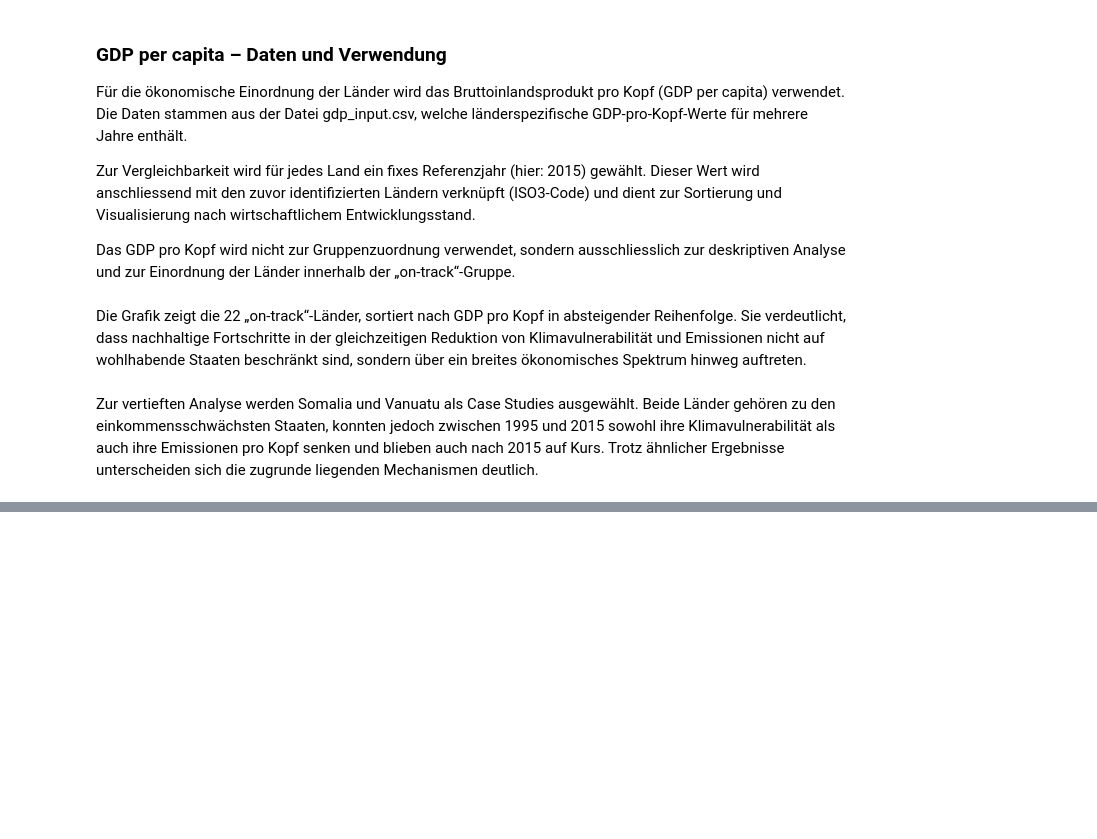
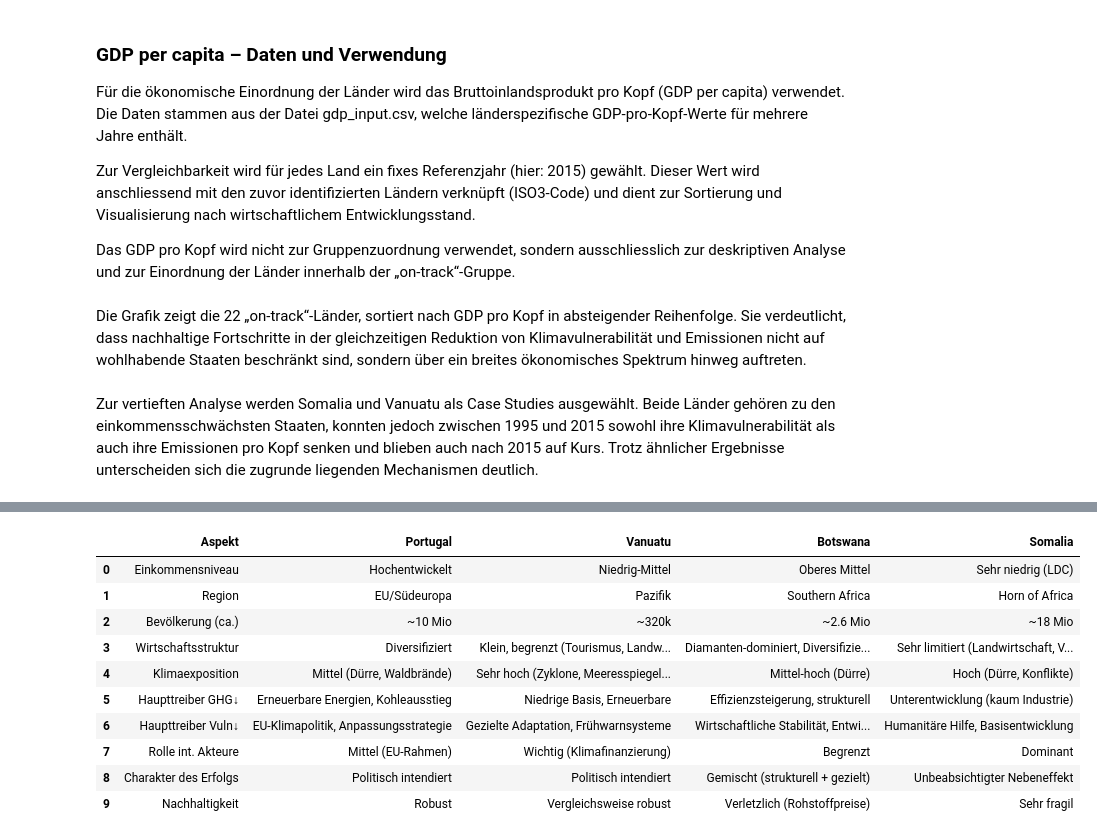
Before and after one commit to damiansze/Climate-Justice, a Jupyter notebook: 04_Case_study_Paper3.ipynb, the cells around one changed output, grey strips where cells are left out. Cells and saved outputs as stored; diff of their text form; code cells hidden in the pictures; blank space fills up the shorter version.

```diff
--- a/04_Case_study_Paper3.ipynb
+++ b/04_Case_study_Paper3.ipynb
@@ -667,0 +854,79 @@ Beide Länder zeigen, dass simultane Reduktionen von Klimavulnerabilität und Em
+# %%
+# TEIL 4: QUALITATIVE VERGLEICHSTABELLE
+qual_data = {
+    'Aspekt': [
+        'Einkommensniveau',
+        'Region',
+        'Bevölkerung (ca.)',
+        'Wirtschaftsstruktur',
+        'Klimaexposition',
+        'Haupttreiber GHG↓',
+        'Haupttreiber Vuln↓',
+        'Rolle int. Akteure',
+        'Charakter des Erfolgs',
+        'Nachhaltigkeit'
+    ],
+    'Portugal': [
+        'Hochentwickelt',
+        'EU/Südeuropa',
+        '~10 Mio',
+        'Diversifiziert',
+        'Mittel (Dürre, Waldbrände)',
+        'Erneuerbare Energien, Kohleausstieg',
+        'EU-Klimapolitik, Anpassungsstrategie',
+        'Mittel (EU-Rahmen)',
+        'Politisch intendiert',
+        'Robust'
+    ],
+    'Vanuatu': [
+        'Niedrig-Mittel',
+        'Pazifik',
+        '~320k',
+        'Klein, begrenzt (Tourismus, Landwirtschaft)',
+        'Sehr hoch (Zyklone, Meeresspiegelanstieg)',
+        'Niedrige Basis, Erneuerbare',
+        'Gezielte Adaptation, Frühwarnsysteme',
+        'Wichtig (Klimafinanzierung)',
+        'Politisch intendiert',
+        'Vergleichsweise robust'
+    ],
+    'Botswana': [
+        'Oberes Mittel',
+        'Southern Africa',
+        '~2.6 Mio',
+        'Diamanten-dominiert, Diversifizierung läuft',
+        'Mittel-hoch (Dürre)',
+        'Effizienzsteigerung, strukturell',
+        'Wirtschaftliche Stabilität, Entwicklung',
+        'Begrenzt',
+        'Gemischt (strukturell + gezielt)',
+        'Verletzlich (Rohstoffpreise)'
+    ],
+    'Somalia': [
+        'Sehr niedrig (LDC)',
+        'Horn of Africa',
+        '~18 Mio',
+        'Sehr limitiert (Landwirtschaft, Viehzucht)',
+        'Hoch (Dürre, Konflikte)',
+        'Unterentwicklung (kaum Industrie)',
+        'Humanitäre Hilfe, Basisentwicklung',
+        'Dominant',
+        'Unbeabsichtigter Nebeneffekt',
+        'Sehr fragil'
+    ]
+}
+
+qual_df = pd.DataFrame(qual_data)
+qual_df
+# %% [output]
+|  | Aspekt | Portugal | Vanuatu | Botswana | Somalia |
+| 0 | Einkommensniveau | Hochentwickelt | Niedrig-Mittel | Oberes Mittel | Sehr niedrig (LDC) |
+| 1 | Region | EU/Südeuropa | Pazifik | Southern Africa | Horn of Africa |
+| 2 | Bevölkerung (ca.) | ~10 Mio | ~320k | ~2.6 Mio | ~18 Mio |
+| 3 | Wirtschaftsstruktur | Diversifiziert | Klein, begrenzt (Tourismus, Landw... | Diamanten-dominiert, Diversifizie... | Sehr limitiert (Landwirtschaft, V... |
+| 4 | Klimaexposition | Mittel (Dürre, Waldbrände) | Sehr hoch (Zyklone, Meeresspiegel... | Mittel-hoch (Dürre) | Hoch (Dürre, Konflikte) |
+| 5 | Haupttreiber GHG↓ | Erneuerbare Energien, Kohleausstieg | Niedrige Basis, Erneuerbare | Effizienzsteigerung, strukturell | Unterentwicklung (kaum Industrie) |
+| 6 | Haupttreiber Vuln↓ | EU-Klimapolitik, Anpassungsstrategie | Gezielte Adaptation, Frühwarnsysteme | Wirtschaftliche Stabilität, Entwi... | Humanitäre Hilfe, Basisentwicklung |
+| 7 | Rolle int. Akteure | Mittel (EU-Rahmen) | Wichtig (Klimafinanzierung) | Begrenzt | Dominant |
+| 8 | Charakter des Erfolgs | Politisch intendiert | Politisch intendiert | Gemischt (strukturell + gezielt) | Unbeabsichtigter Nebeneffekt |
+| 9 | Nachhaltigkeit | Robust | Vergleichsweise robust | Verletzlich (Rohstoffpreise) | Sehr fragil |
```
Also changed, not shown: parts of 16 cells of this notebook.
